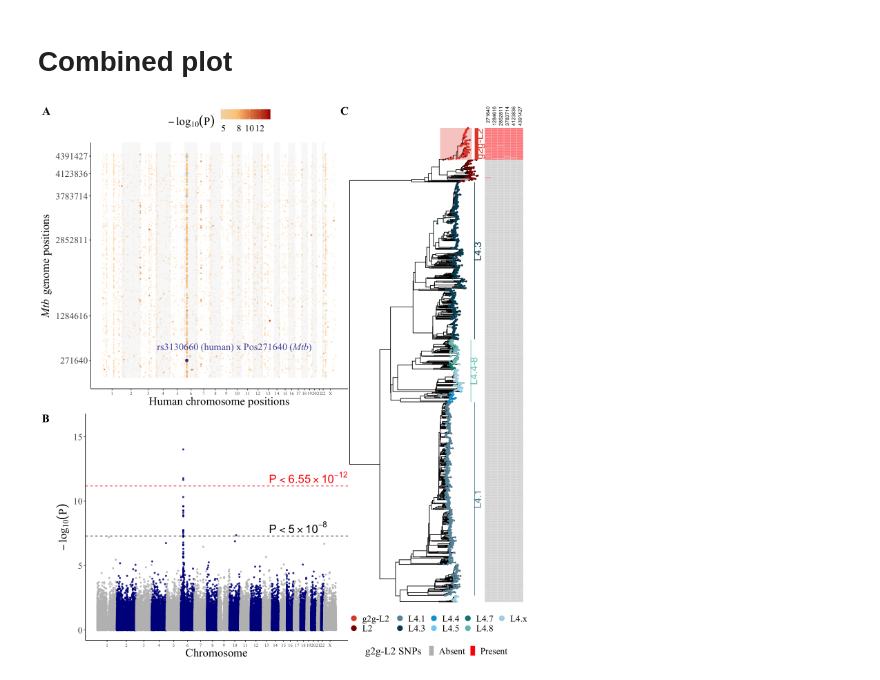
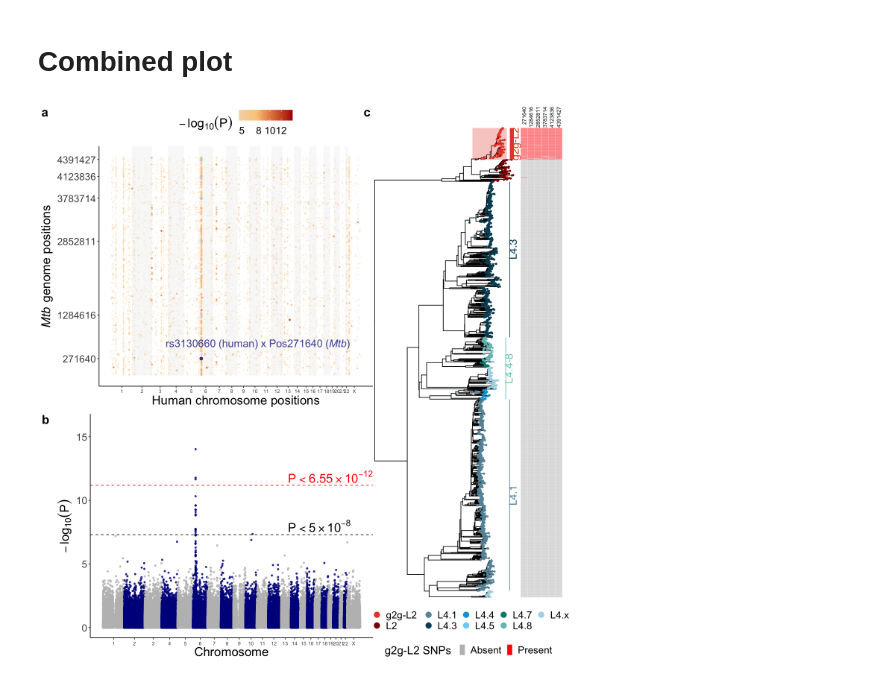
Before and after one commit to yang-luo-lab/TB-g2g, a Jupyter notebook: scripts/TBg2g_Fig2.ipynb, the cells around one changed output. Drawn from its saved outputs; the diff is of its cells as text; code cells hidden in the pictures.

Commit message:
changing fonts

```diff
--- a/scripts/TBg2g_Fig2.ipynb
+++ b/scripts/TBg2g_Fig2.ipynb
@@ -31,7 +31,7 @@ Warning message:
 Registering fonts with R
 # %%
 
-theme_set(theme_classic() + theme(text = element_text(size=20, family = "Times New Roman")))
+theme_set(theme_classic() + theme(text = element_text(size=20, family = "Arial")))
 
 options(StringsAsFactors=FALSE)
 lineage_colors <- c("#E64B35FF","darkred","#6794a7", "#014d64", "#01a2d9" ,
@@ -114,7 +114,7 @@ ticks <- mtbpos[mtbpos$V1 %in% mtbpicked,2]
 grid.plt <- ppoint +   geom_point(data=subset(don, BP=="30687614" & Mtb=="97"), size=2,col="darkblue") +
     geom_richtext(data=subset(don,BP=="30687614"& Mtb=="97"),color="darkblue", vjust=-.5,hjust=.2,
                    aes(label="rs3130660 (human) x Pos271640 (*Mtb*)"),size=6,show.legend=FALSE,
-                 fill = NA, label.color = NA ,family="Times New Roman") +
+                 fill = NA, label.color = NA ,family="Arial") +
     geom_point(data=subset(don,BP =="30687614" & Mtb %in% ticks[-1]),size=2,col="lightblue") +
     xlab("Human chromosome positions") + ylab(expression(paste(italic("Mtb"), " genome positions") ))
 
@@ -279,7 +279,7 @@ p3 <- gheatmap(p2,geno,offset=20,width=0.3,
 # adding label
 treePlt <- p3 + geom_strip('Peru5210', 'Peru8538', barsize=3, color=lineage_colors[1],
              label="g2g-L2", offset.text=15,fontsize=6,offset=-20,angle=90,hjust=.5,vjust=.1) +
-    theme(text = element_text(size=20, family = "Times New Roman"))
+    theme(text = element_text(size=20, family = "Arial"))
 
 treePlt <- treePlt + geom_strip('Peru3401', 'Peru8043', barsize=.5, color=lineage_colors[4],label="L4.3",
                     offset.text=15,fontsize=6,angle=90,offset=-30)
@@ -298,19 +298,19 @@ will replace the existing scale.
 # %%
 options(repr.plot.width = 12, repr.plot.height = 12.5)
 
 P <- ggdraw() +
   draw_plot(grid.plt+ theme(legend.position="top"), x = 0, y = .45, width = .63, height = .55) +
   draw_plot(FLOT1manhattan, x = 0.03, y = 0, width = .6, height = .45) +
   draw_plot(treePlt + theme(legend.position = "bottom",legend.box = "vertical",
                            legend.key.width = unit(.3, 'cm'),
                             legend.title = element_text(size=18)),
             x = 0.6, y = 0, width = .4, height = 1) +
-  draw_plot_label(label = c("A", "B", "C"), size = 20,
+  draw_plot_label(label = c("a", "b", "c"), size = 20,font="bold",
                   x = c(0, 0, 0.6), y = c(1, .45, 1)) +
  theme(plot.background = element_rect(fill="white", color = NA))
 
 P
 # %% [output]
-[figure, old version]
+[figure, new version]
 # %%
 ggsave("../figures/Fig2_g2g_summary.pdf",width=12,height=12.5)
```
Also changed, not shown: parts of 1 cell of this notebook, 7 other files.
